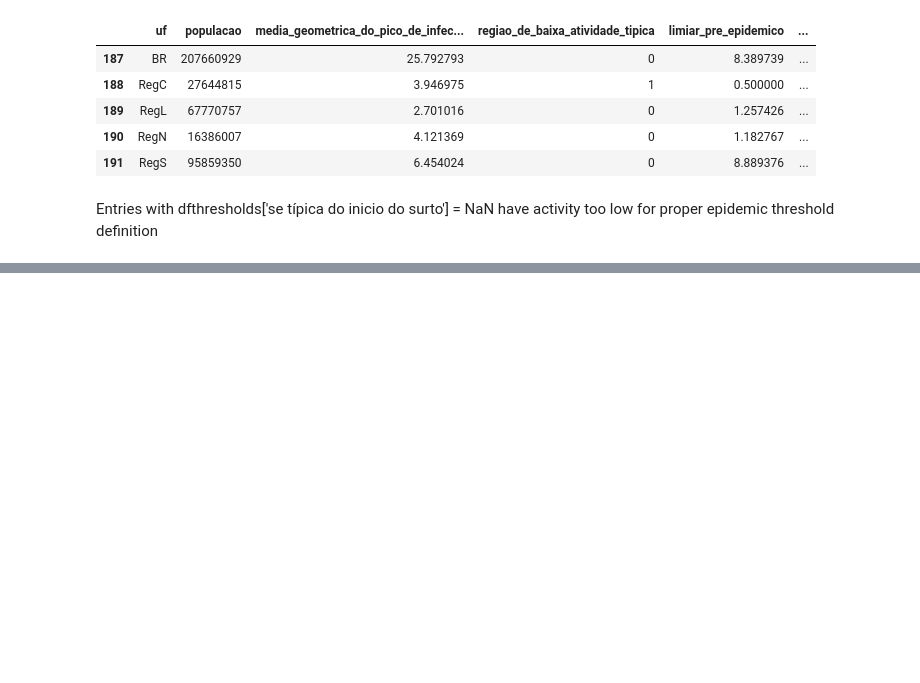
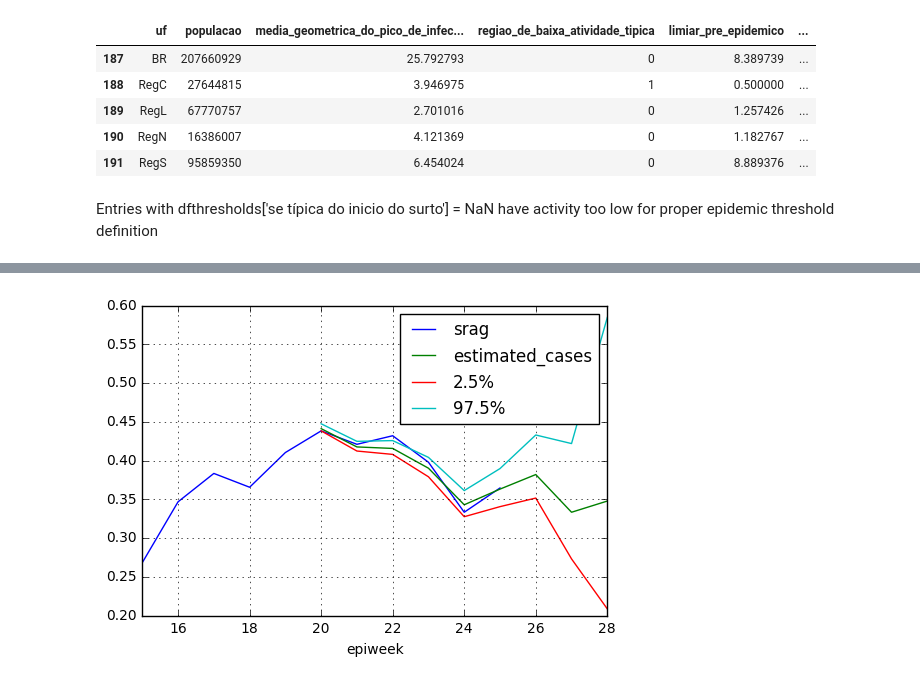
Before and after one commit to FluVigilanciaBR/fludashboard, a Jupyter notebook: Notebooks/historical_estimated_values.ipynb, the cells around one changed output, grey strips where cells are left out. Saved outputs shown, nothing was run; the diff lists cells and outputs as text; code cells hidden in the pictures; blank space fills up the shorter version.

```diff
--- a/Notebooks/historical_estimated_values.ipynb
+++ b/Notebooks/historical_estimated_values.ipynb
@@ -184,0 +222,8 @@ display(df)
+# %%
+w = 28
+df = week_data(y, w)
+df.plot()
+plt.grid(True)
+plt.show()
+# %% [output]
+[figure, added]
```
Also changed, not shown: parts of 8 cells of this notebook.
